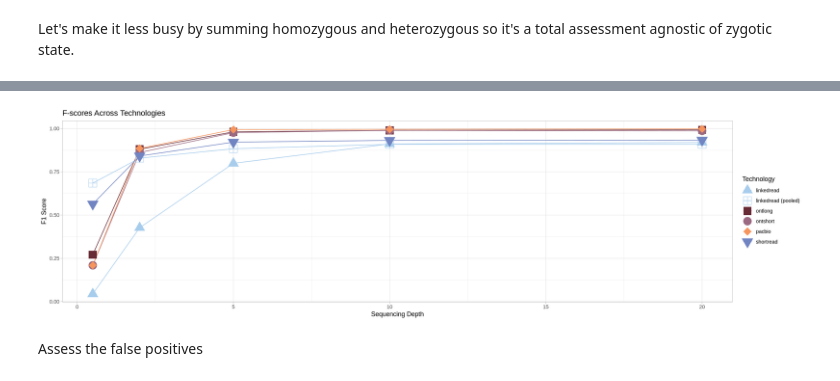
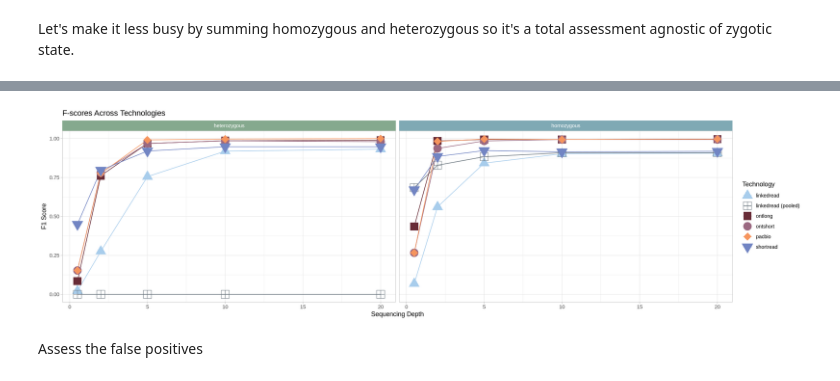
Before and after one commit to pdimens/haplotagging_simulations, a Jupyter notebook: compare_called_inversions.ipynb, the cells around one changed output, grey strips where cells are left out. Saved outputs shown, nothing was run; the diff lists cells and outputs as text; code cells hidden in the pictures.

```diff
--- a/compare_called_inversions.ipynb
+++ b/compare_called_inversions.ipynb
@@ -184,8 +177,0 @@ One last thing we'll need to do is convert counts to proportions.
-# %%
-samples <- filter(samples, assessment != "true negative") %>%
-    group_by(size, depth, zygosity, technology) %>%
-    mutate(proportion = round(count/sum(count),2)) %>% ungroup()
-
-# add the true negatives back in
-samples <- rbind(samples, true_negs)
-head(samples)
@@ -201,0 +264,10 @@ A tibble: 6 × 7
+# %%
+metrics <- group_by(false_positives, size, depth, assessment, technology, zygosity) %>%
+    summarize(count = n()) %>% ungroup() %>%
+    rbind(samples_consolidated) %>%
+    arrange(size, depth, technology, assessment) %>%
+    filter(technology != "linkedread (candidates)") %>%
+    complete(size, depth, technology, zygosity, assessment = .assess, fill = list(count = 0)) %>%
+    pivot_wider(names_from = assessment, values_from = count)
+names(metrics) <- c("size", "depth", "technology", "zygosity", "FN", "FP", "TN", "TP")
+head(metrics)
@@ -203,12 +334,12 @@ A tibble: 6 × 7
 Let's also set a color palette for the technology comparisons using the [Arches theme](https://github.com/katiejolly/nationalparkcolors/tree/master) and the Redwoods theme for the depths.
 # %%
 tech_colors <- c(
+    "linkedread" = "#a8cdec",
+    #"linkedread (candidates)" = "#a8cdec",
+    "linkedread (pooled)" = "#6c7780",
+    "ontlong" = "#682c37",
     "ontshort" = "#9b6981",
-    "ontlong" = "#682c37",
     "pacbio" = "#f6955e" ,
-    "linkedread" = "#a8cdec",
-    "linkedread (pooled)" = "#a8cdec",
-    "linkedread (candidates)" = "#a8cdec",
     "shortread" = "#7285c3ff"
 )
 
@@ -502,11 +572,0 @@ A tibble: 6 × 11
-# %%
-metrics_global <- group_by(metrics, technology, depth) |>
-    summarize(FN = sum(FN), FP = sum(FP), TN = sum(TN), TP = sum(TP))
-metrics_global$precision <- metrics_global$TP / (metrics_global$TP + metrics_global$FP)
-metrics_global$recall <- metrics_global$TP / (metrics_global$TP + metrics_global$FN)
-metrics_global$F1 <- 2 * ((metrics_global$precision * metrics_global$recall) / (metrics_global$precision + metrics_global$recall))
-metrics_global$depth <- metrics_global$depth
-metrics_global$depth <- as.numeric(metrics_global$depth)
-metrics_global$Accuracy <- (metrics_global$TP + metrics_global$TN) / (metrics_global$TP + metrics_global$TN + metrics_global$FN + metrics_global$FP)
-
-metrics_global
@@ -538,20 +602,20 @@ write.table(metrics_global, file = "metrics.overall.csv", quote = F, sep = ",",
 # %%
 options(warn = -1, repr.plot.width = 18, repr.plot.height = 5)
-.strip <- strip_themed(background_x = elem_list_rect(fill = size_colors))
+.strip <- strip_themed(background_x = elem_list_rect(fill = zygosity_colors))
 all_f1 <- ggplot(metrics_global, aes(x = depth, y = F1, color = technology, fill = technology, shape = technology, group = technology)) +
     geom_line() +
     geom_point(size = 6) +
     theme_light() +
     scale_shape_manual(name = "Technology", values = technology_shapes) +
     scale_color_manual(name = "Technology", values = tech_colors) +
     scale_fill_manual(name = "Technology", values = tech_colors) +
     xlab("Sequencing Depth") +
     ylab("F1 Score") +
-    labs(title = "F-scores Across Technologies")
-    #facet_grid2(cols = vars(size), strip = .strip)
+    labs(title = "F-scores Across Technologies") +
+    facet_grid2(cols = vars(zygosity), strip = .strip)
 all_f1
 # %% [output]
-[figure, old version]
+[figure, new version]
 # %% [markdown]
 Assess the false positives
 # %%
```
Also changed, not shown: parts of 32 cells of this notebook, 3 other files.
